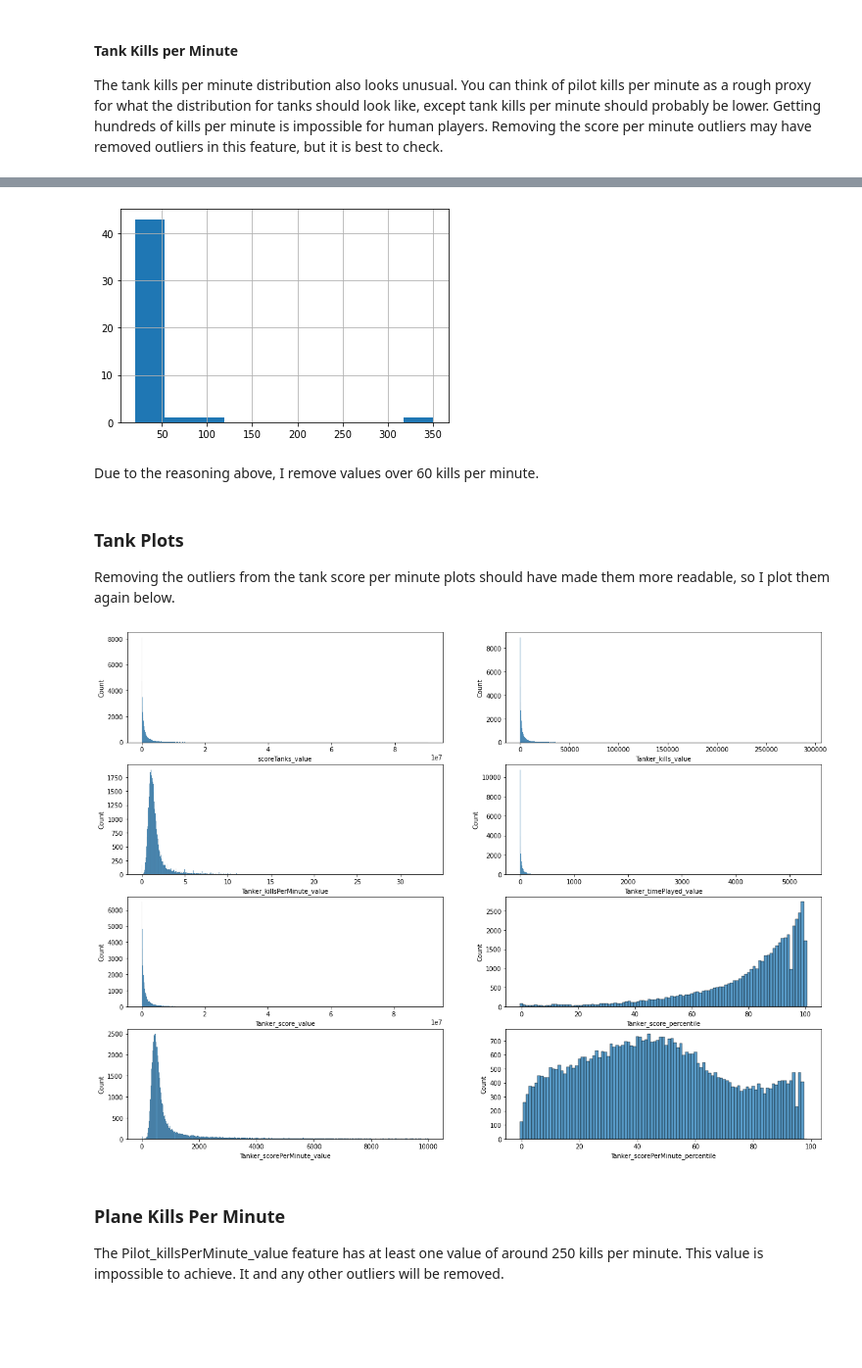
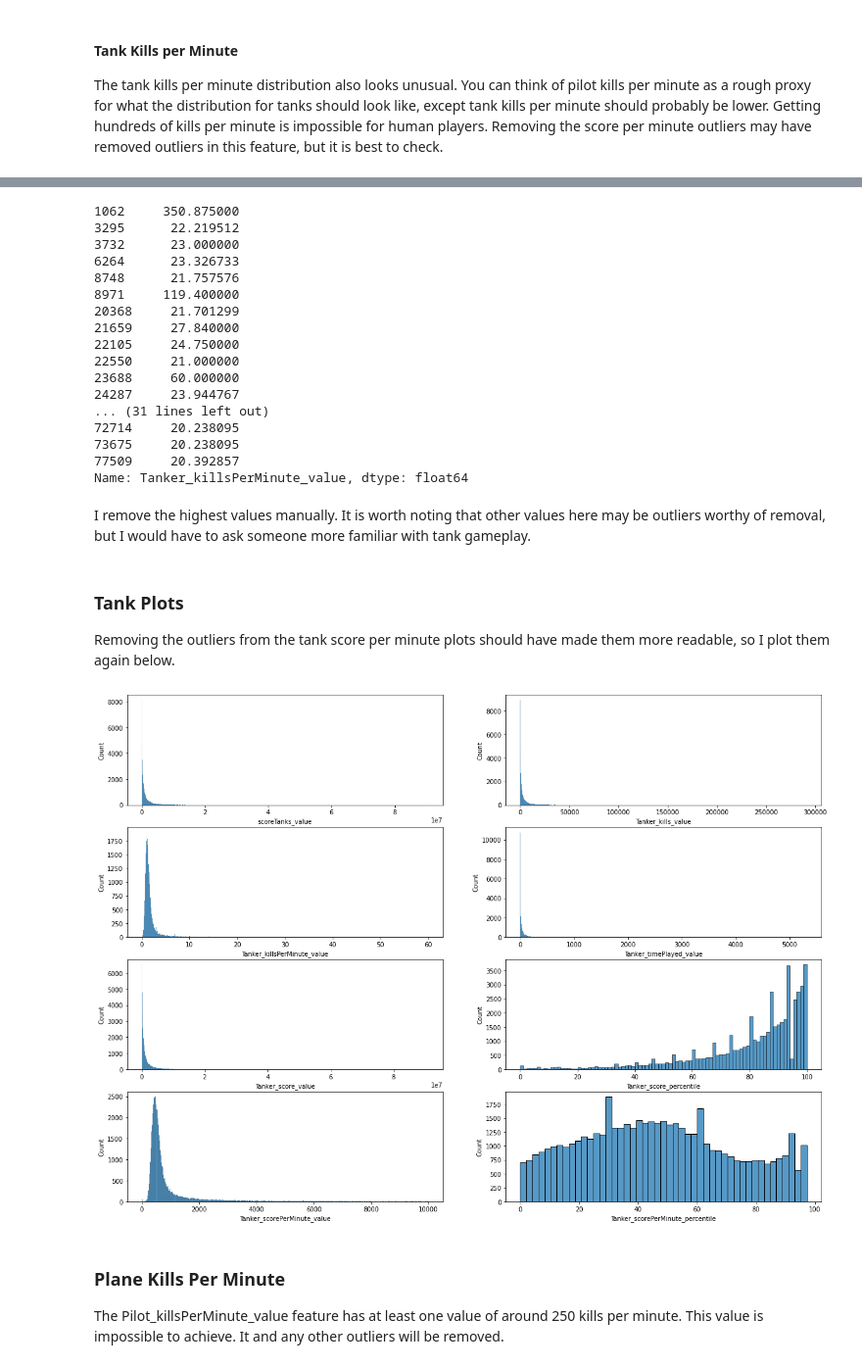
Before and after one commit to penichols10/Battlefield_players, a Jupyter notebook: analysis.ipynb, the cells around one changed output, grey strips where cells are left out. Shown at 98% size. Drawn from its saved outputs; the diff is of its cells as text; code cells hidden in the pictures; blank space fills up the shorter version.

Commit message:
Changed binning for outliers. Removed kmeans.

```diff
--- a/analysis.ipynb
+++ b/analysis.ipynb
@@ -285,0 +275,15 @@ plot_features(ground_vehicle_features, 3, 5, 30, 30, alternate_num_bins=0)
+# %%
+fig, axes = plt.subplots(3, 5, figsize=(30, 20))
+for ax, feat in zip(np.ravel(axes), ground_vehicle_features):
+    bins, max_range = get_n_bins(df, feat, 1000)
+
+    if type(max_range) == str:
+        sns.histplot(data=df, x=feat, ax=ax)
+        ax.set_title(f'{feat}')
+    else:
+        sns.histplot(data=df, x=feat, ax=ax, bins=bins, binrange=(0, max_range*10))
+        ax.set_title(f'{feat}\n (CONTAINS POTENTIAL OUTLIERS)')
+
+for i, ax in enumerate(np.ravel(axes)):
+        if i > len(ground_vehicle_features)-1:
+            ax.axis('off')
@@ -293,0 +311,5 @@ plot_features(plane_features, 3, 5, 30, 30, alternate_num_bins=0)
+# %%
+useless_plane_features = [feat for feat in plane_features if len(df[df[feat].notna()][feat].unique()) == 1]
+plane_features = [feat for feat in plane_features if feat not in useless_plane_features]
+df = df.drop(useless_plane_features, axis=1)
+useless_plane_features
@@ -293,0 +322,15 @@ plot_features(plane_features, 3, 5, 30, 30, alternate_num_bins=0)
+# %%
+fig, axes = plt.subplots(3, 5, figsize=(30, 20))
+for ax, feat in zip(np.ravel(axes), plane_features):
+    bins, max_range = get_n_bins(df, feat, 1000)
+
+    if type(max_range) == str:
+        sns.histplot(data=df, x=feat, ax=ax)
+        ax.set_title(f'{feat}')
+    else:
+        sns.histplot(data=df, x=feat, ax=ax, bins=bins, binrange=(0, max_range*10))
+        ax.set_title(f'{feat}\n (CONTAINS POTENTIAL OUTLIERS)')
+
+for i, ax in enumerate(np.ravel(axes)):
+        if i > len(plane_features)-1:
+            ax.axis('off')
@@ -537,26 +589,38 @@ I check values over 20 to get a general idea of how much of an outlier the maxim
 # %%
-df[df['Tanker_killsPerMinute_value'] > 20]['Tanker_killsPerMinute_value'].hist()
-plt.show()
+df[df['Tanker_killsPerMinute_value'] > 20]['Tanker_killsPerMinute_value']
 # %% [output]
-[figure, removed]
+1062     350.875000
+3295      22.219512
+3732      23.000000
+6264      23.326733
+8748      21.757576
+8971     119.400000
+20368     21.701299
+21659     27.840000
+22105     24.750000
+22550     21.000000
+23688     60.000000
+24287     23.944767
+... (31 lines left out)
+72714     20.238095
+73675     20.238095
+77509     20.392857
+Name: Tanker_killsPerMinute_value, dtype: float64
-# %% [markdown]
-Due to the reasoning above, I remove values over 60 kills per minute.
+# %% [markdown]
+I remove the highest values manually. It is worth noting that other values here may be outliers worthy of removal, but I would have to ask someone more familiar with tank gameplay.
 # %%
-df = df[df['Tanker_killsPerMinute_value'] < 60]
+df = df[df['Tanker_killsPerMinute_value'] < 100]
 # %% [markdown]
 ### Tank Plots
 Removing the outliers from the tank score per minute plots should have made them more readable, so I plot them again below.
 # %%
 tank_features = [feature for feature in df.columns if 'tank' in feature.lower()]
 fig, axes = plt.subplots(4,2, figsize=(20,15))
 
-for ax, feat in zip(np.ravel(axes), tank_features):
-    if 'percentile' in feat.lower():
-        sns.histplot(data=df[feat],ax=ax, discrete=True)
-    else:
-        sns.histplot(data=df[feat],ax=ax)
+for ax, feature in zip(np.ravel(axes), tank_features):
+    sns.histplot(data=df, x=feature, ax=ax)
 # %% [output]
-[figure, old version]
+[figure, new version]
 # %% [markdown]
 ### Plane Kills Per Minute
 The Pilot_killsPerMinute_value feature has at least one value of around 250 kills per minute. This value is impossible to achieve. It and any other outliers will be removed.
```
Also changed, not shown: parts of 84 cells of this notebook.
